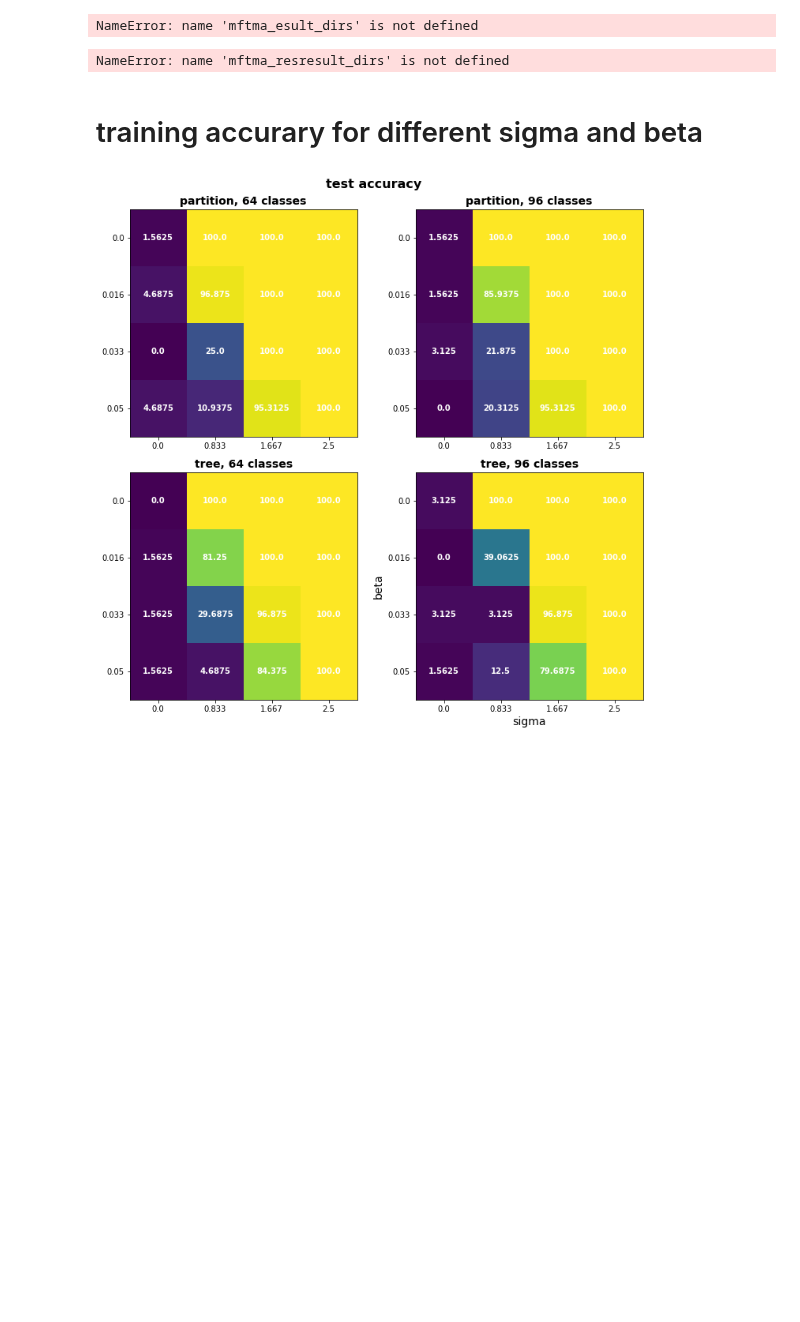
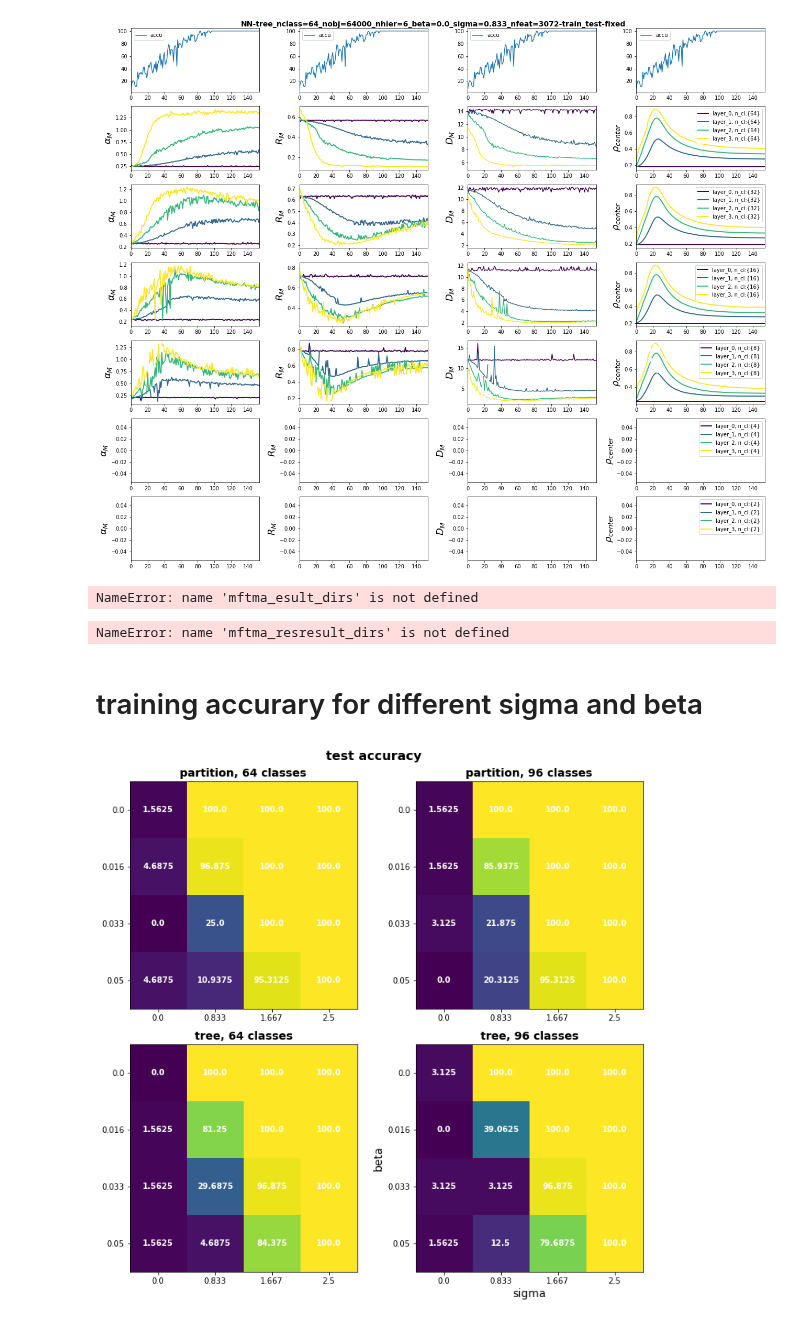
Before and after one commit to eghbalhosseini/neural_manifolds, a Jupyter notebook: manifold_during_training.ipynb, the cells around one changed output. Saved outputs shown, nothing was run; the diff lists cells and outputs as text; code cells hidden in the pictures; blank space fills up the shorter version.

```diff
--- a/manifold_during_training.ipynb
+++ b/manifold_during_training.ipynb
@@ -8,5 +8,3 @@ import argparse
 import pickle
 import matplotlib.cm as cm
 import matplotlib.pyplot as plt
-# %%
-result_dir='/om/group/evlab/Greta_Eghbal_manifolds/result/'
@@ -101,3 +11,74 @@ fig.savefig(os.path.join(result_dir,analyze_identifier,model_identifier+'_manifo
+# %%
+from utils import save_dir, analyze_dir, result_dir
+model_identifier = 'NN-tree_nclass=64_nobj=64000_nhier=6_beta=0.0_sigma=0.833_nfeat=3072-train_test-fixed'
+analyze_identifier= 'mftma-exm_per_class=50-proj=False-rand=False-kappa=0-n_t=300-n_rep=1'
+
+data_=pickle.load(open(os.path.join(analyze_dir,analyze_identifier,model_identifier, f'{model_identifier}_mftma_pooled.pkl'), 'rb'))
+
+mftma_res=data_['mftma_results']
+#if not os.path.exists(os.path.join(result_dir,analyze_identifier,model_identifier)):
+#        os.makedirs(os.path.join(result_dir,analyze_identifier,model_identifier))
+temp=[np.asarray([x['seq'] for x in mftma_res[y]]) for y in mftma_res.keys()]
+y=temp[0]
+for k in temp:
+    y=np.intersect1d(y,k)
+
+
+num_hier=np.unique([len(x['mftma']) for x in mftma_res['layer_0_Input']])
+fig, axes = plt.subplots(6+1, 4, figsize=(18, 15))
+axes=axes.flatten()
+#fig.tight_layout(rect=[0, 0.03, 1, 0.95])
+seq=[x['seq'] for x in mftma_res['layer_0_Input']]
+accu=[x['test_acc'] for x in mftma_res['layer_0_Input']]
+for k in range(4):
+    im=axes[k].plot(seq,accu)
+    axes[k].legend(['accu'])
+    axes[k].set_xlim(min(seq), max(seq))
+for k in range(int(num_hier)):
+    temp=[[x['mftma'][k]['capacities'] for x in mftma_res[y]] for y in mftma_res.keys()]
+    temp1=[[x['mftma'][k]['n_hier_class'] for x in mftma_res[y]] for y in mftma_res.keys()]
+    hier_level=[set(x) for x in temp1]
+    cap=[[x[int(k)] for k in y ] for x in temp]
+    seq_temp=[seq[int(k)] for k in y ]
+    h0=cm.get_cmap('viridis_r',len(cap))
+    h0_c=np.flipud(h0(np.arange(len(cap))/len(cap)))
+    for i,c in enumerate(cap):
+        im=axes[4*(k+1)].plot(seq_temp,c,color=h0_c[i,:],label=str(i)+'n_class:'+str(hier_level[i]),linewidth=2)
+    axes[4*(k+1)].set_ylabel(r'$\alpha_M$', fontsize=18)
+    axes[4*(k+1)].set_xlim(min(seq), max(seq))
+    #fig.colorbar(im, ax=axes[4*(k+1)])
+
+
+    temp=[[x['mftma'][k]['radii'] for x in mftma_res[y]] for y in mftma_res.keys()]
+    rad=[[x[int(k)] for k in y ] for x in temp]
+    for i,c in enumerate(rad):
+        im=axes[4*(k+1)+1].plot(seq_temp,c,color=h0_c[i,:],label=str(i),linewidth=2)
+    axes[4*(k+1)+1].set_ylabel(r'$R_M$', fontsize=18)
+    axes[4*(k+1)+1].set_xlim(min(seq), max(seq))
+
+    temp=[[x['mftma'][k]['dimensions'] for x in mftma_res[y]] for y in mftma_res.keys()]
+    dim=[[x[int(k)] for k in y ] for x in temp]
+    for i,c in enumerate(dim):
+        im=axes[4*(k+1)+2].plot(seq_temp,c,color=h0_c[i,:],label=str(i))
+
+    axes[4*(k+1)+2].set_ylabel(r'$D_M$', fontsize=18)
+    axes[4*(k+1)+2].set_xlim(min(seq), max(seq))
+
+    temp=[[x['mftma'][k]['correlations'] for x in mftma_res[y]] for y in mftma_res.keys()]
+    cor=[[x[int(k)] for k in y ] for x in temp]
+    for i,c in enumerate(cor):
+        im=axes[4*(k+1)+3].plot(seq_temp,c,color=h0_c[i,:],label='layer_'+str(i)+', n_cl:'+str(hier_level[i]),linewidth=2)
+
+    axes[4*(k+1)+3].set_ylabel(r'$\rho_{center}$', fontsize=18)
+    axes[4*(k+1)+3].legend()
+    axes[4*(k+1)+3].set_xlim(min(seq), max(seq))
+
+plt.suptitle(model_identifier,fontsize=14, fontweight='bold')
+plt.tight_layout()
+plt.show()
+fig.savefig(os.path.join(result_dir,analyze_identifier,model_identifier+'_manifold_vals_during_training.png'),transparent=True)
+# %% [output]
+[figure, added]
 # %%
 # %% [output]
 NameError: name 'mftma_esult_dirs' is not defined
```
Also changed, not shown: parts of 1 cell of this notebook, 3 other files.
